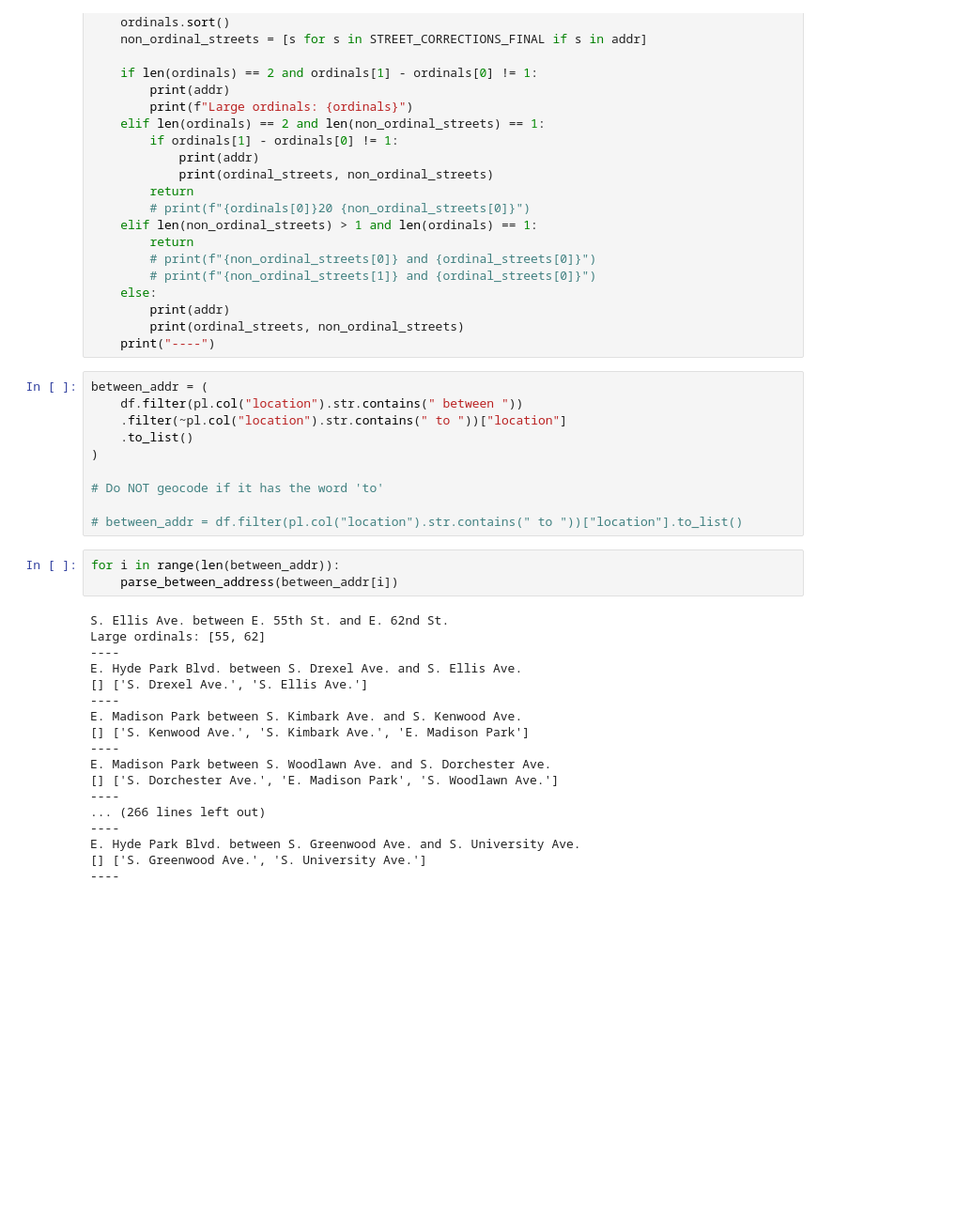
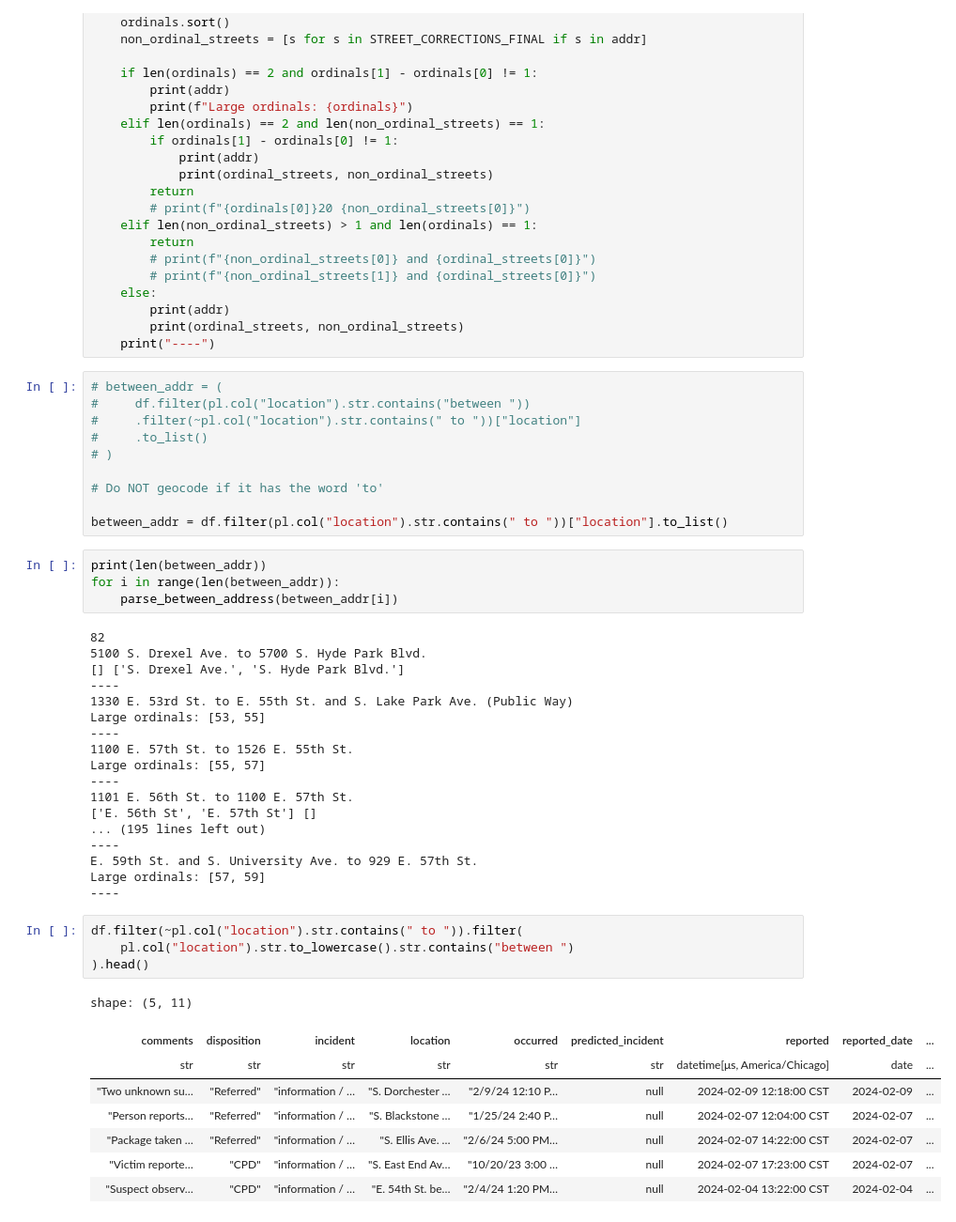
Before and after one commit to michplunkett/one-offs, a Jupyter notebook: notebooks/ucpd_reported_incdent_analysis.ipynb, the cells around one changed output. Shown at 94% size. Drawn from its saved outputs; the diff is of its cells as text; blank space fills up the shorter version.

```diff
--- a/notebooks/ucpd_reported_incdent_analysis.ipynb
+++ b/notebooks/ucpd_reported_incdent_analysis.ipynb
@@ -230,33 +252,47 @@ def parse_between_address(addr: str) -> None:
         print(ordinal_streets, non_ordinal_streets)
     print("----")
 # %%
-between_addr = (
-    df.filter(pl.col("location").str.contains(" between "))
-    .filter(~pl.col("location").str.contains(" to "))["location"]
-    .to_list()
-)
+# between_addr = (
+#     df.filter(pl.col("location").str.contains("between "))
+#     .filter(~pl.col("location").str.contains(" to "))["location"]
+#     .to_list()
+# )
 
 # Do NOT geocode if it has the word 'to'
 
-# between_addr = df.filter(pl.col("location").str.contains(" to "))["location"].to_list()
+between_addr = df.filter(pl.col("location").str.contains(" to "))["location"].to_list()
 # %%
+print(len(between_addr))
 for i in range(len(between_addr)):
     parse_between_address(between_addr[i])
 # %% [output]
-S. Ellis Ave. between E. 55th St. and E. 62nd St.
-Large ordinals: [55, 62]
+82
+5100 S. Drexel Ave. to 5700 S. Hyde Park Blvd.
+[] ['S. Drexel Ave.', 'S. Hyde Park Blvd.']
 ----
-E. Hyde Park Blvd. between S. Drexel Ave. and S. Ellis Ave.
-[] ['S. Drexel Ave.', 'S. Ellis Ave.']
+1330 E. 53rd St. to E. 55th St. and S. Lake Park Ave. (Public Way)
+Large ordinals: [53, 55]
 ----
-E. Madison Park between S. Kimbark Ave. and S. Kenwood Ave.
-[] ['S. Kenwood Ave.', 'S. Kimbark Ave.', 'E. Madison Park']
+1100 E. 57th St. to 1526 E. 55th St.
+Large ordinals: [55, 57]
 ----
-E. Madison Park between S. Woodlawn Ave. and S. Dorchester Ave.
-[] ['S. Dorchester Ave.', 'E. Madison Park', 'S. Woodlawn Ave.']
+1101 E. 56th St. to 1100 E. 57th St.
+['E. 56th St', 'E. 57th St'] []
+... (195 lines left out)
 ----
-... (266 lines left out)
+E. 59th St. and S. University Ave. to 929 E. 57th St.
+Large ordinals: [57, 59]
 ----
-E. Hyde Park Blvd. between S. Greenwood Ave. and S. University Ave.
-[] ['S. Greenwood Ave.', 'S. University Ave.']
-----
+# %%
+df.filter(~pl.col("location").str.contains(" to ")).filter(
+    pl.col("location").str.to_lowercase().str.contains("between ")
+).head()
+# %% [output]
+shape: (5, 11)
+| comments | disposition | incident | location | occurred | predicted_incident | reported | reported_date | ... |
+| str | str | str | str | str | str | datetime[μs, America/Chicago] | date | ... |
+| "Two unknown su… | "Referred" | "information / … | "S. Dorchester … | "2/9/24 12:10 P… | null | 2024-02-09 12:18:00 CST | 2024-02-09 | ... |
+| "Person reports… | "Referred" | "information / … | "S. Blackstone … | "1/25/24 2:40 P… | null | 2024-02-07 12:04:00 CST | 2024-02-07 | ... |
+| "Package taken … | "Referred" | "information / … | "S. Ellis Ave. … | "2/6/24 5:00 PM… | null | 2024-02-07 14:22:00 CST | 2024-02-07 | ... |
+| "Victim reporte… | "CPD" | "information / … | "S. East End Av… | "10/20/23 3:00 … | null | 2024-02-07 17:23:00 CST | 2024-02-07 | ... |
+| "Suspect observ… | "CPD" | "information / … | "E. 54th St. be… | "2/4/24 1:20 PM… | null | 2024-02-04 13:22:00 CST | 2024-02-04 | ... |
```
Also changed, not shown: parts of 9 cells of this notebook.
